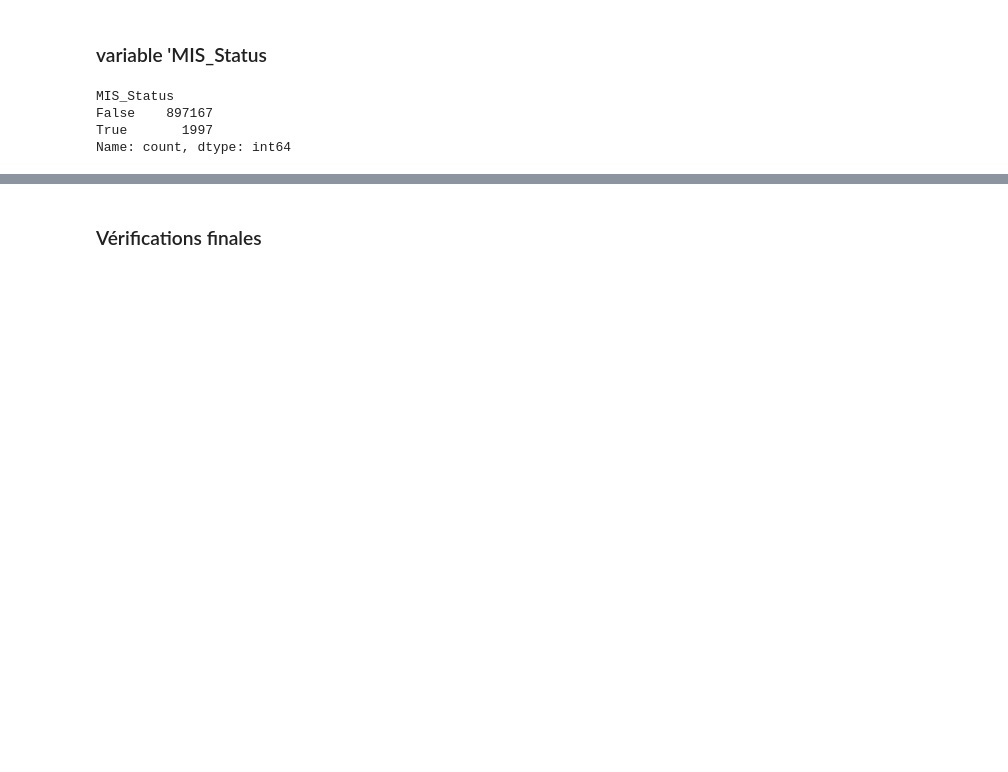
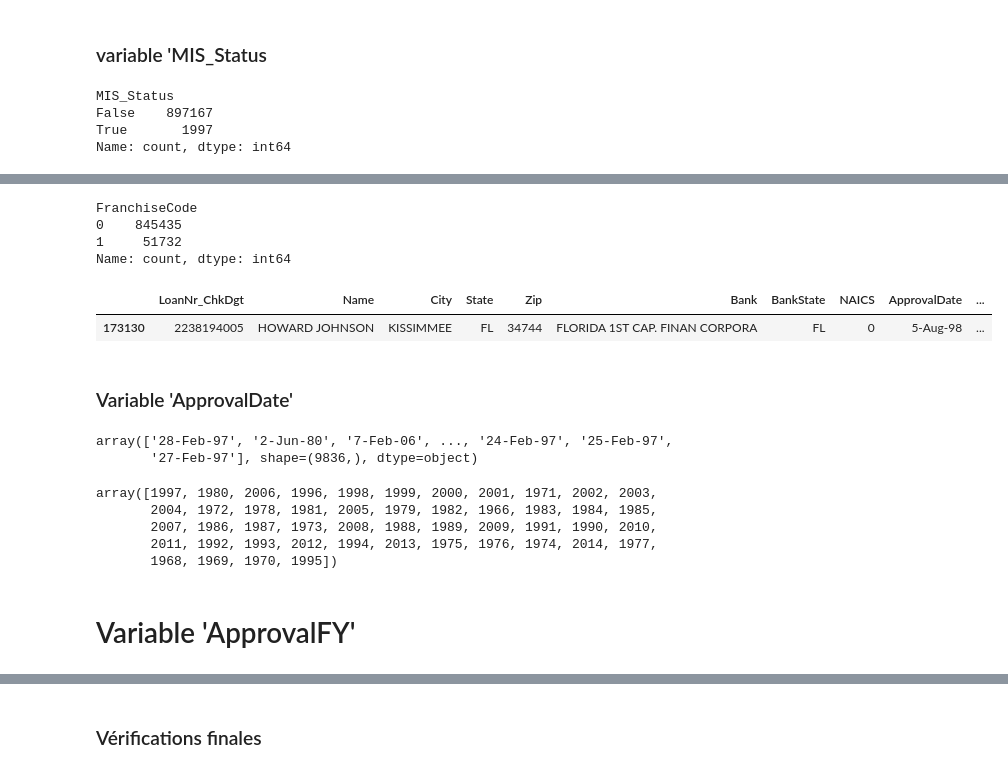
Before and after one commit to Leozmee/SBAnational, a Jupyter notebook: 01_nettoyage_sba.ipynb, the cells around one changed output, grey strips where cells are left out. Saved outputs shown, nothing was run; the diff lists cells and outputs as text; code cells hidden in the pictures; blank space fills up the shorter version.

```diff
--- a/01_nettoyage_sba.ipynb
+++ b/01_nettoyage_sba.ipynb
@@ -274,0 +321,13 @@ df = df[~df['MIS_Status'].isnull()]
+# %%
+# conserver uniquement les 2 premiers chiffres de chaque valeur
+def convert_two_numbers(number):
+    number_to_str = str(number)
+    transform_number = number_to_str[:2]
+    return int(transform_number)
+
+new_naics = []
+for item in df['NAICS']:
+    new_item= convert_two_numbers(item)
+    new_naics.append(new_item)
+
+df['NAICS'] = new_naics
@@ -274,0 +357,24 @@ df = df[~df['MIS_Status'].isnull()]
+# %%
+# convertir les valeurs '1' en '0' signifiant 'No franchise'
+# convertir les valeurs différentes de '0' en '1' signifiant 'franchise'
+df.loc[df['FranchiseCode'].isin([1]), 'FranchiseCode'] = 0
+df.loc[~df['FranchiseCode'].isin([0]), 'FranchiseCode'] = 1
+# %%
+df['FranchiseCode'].value_counts()
+# %% [output]
+FranchiseCode
+0    845435
+1     51732
+Name: count, dtype: int64
+# %%
+df.sample(1)
+# %% [output]
+|  | LoanNr_ChkDgt | Name | City | State | Zip | Bank | BankState | NAICS | ApprovalDate | ... |
+| 173130 | 2238194005 | HOWARD JOHNSON | KISSIMMEE | FL | 34744 | FLORIDA 1ST CAP. FINAN CORPORA | FL | 0 | 5-Aug-98 | ... |
+# %% [markdown]
+### Variable 'ApprovalDate'
+# %%
+df['ApprovalDate'].unique()
+# %% [output]
+array(['28-Feb-97', '2-Jun-80', '7-Feb-06', ..., '24-Feb-97', '25-Feb-97',
+       '27-Feb-97'], shape=(9836,), dtype=object)
@@ -274,0 +392,11 @@ df = df[~df['MIS_Status'].isnull()]
+# %%
+# Vérification de la transformation
+df['ApprovalDate'].unique()
+# %% [output]
+array([1997, 1980, 2006, 1996, 1998, 1999, 2000, 2001, 1971, 2002, 2003,
+       2004, 1972, 1978, 1981, 2005, 1979, 1982, 1966, 1983, 1984, 1985,
+       2007, 1986, 1987, 1973, 2008, 1988, 1989, 2009, 1991, 1990, 2010,
+       2011, 1992, 1993, 2012, 1994, 2013, 1975, 1976, 1974, 2014, 1977,
+       1968, 1969, 1970, 1995])
+# %% [markdown]
+# Variable 'ApprovalFY'
```
Also changed, not shown: parts of 22 cells of this notebook.
